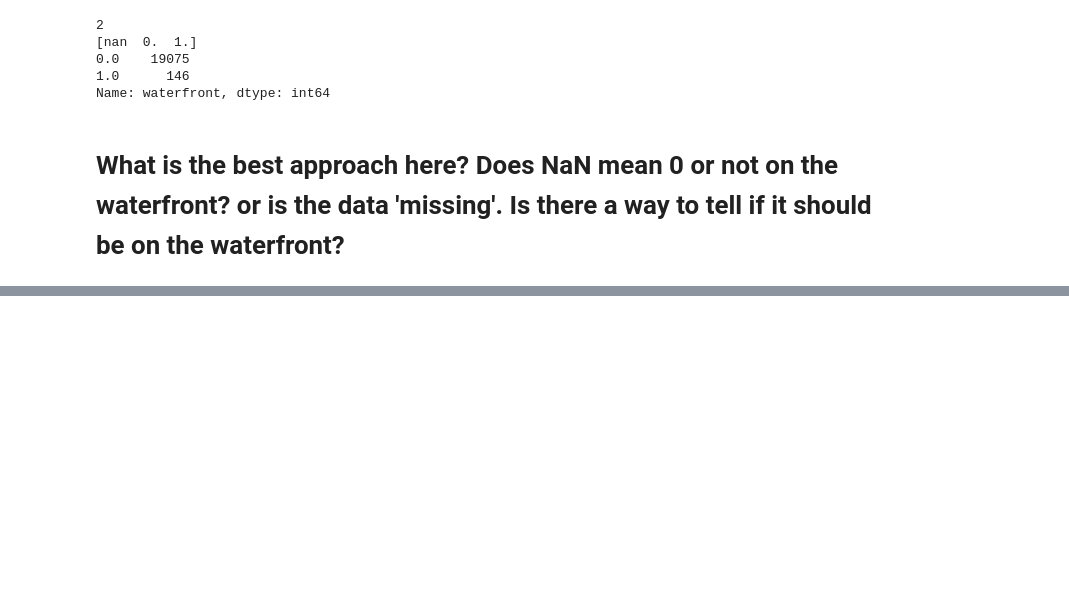
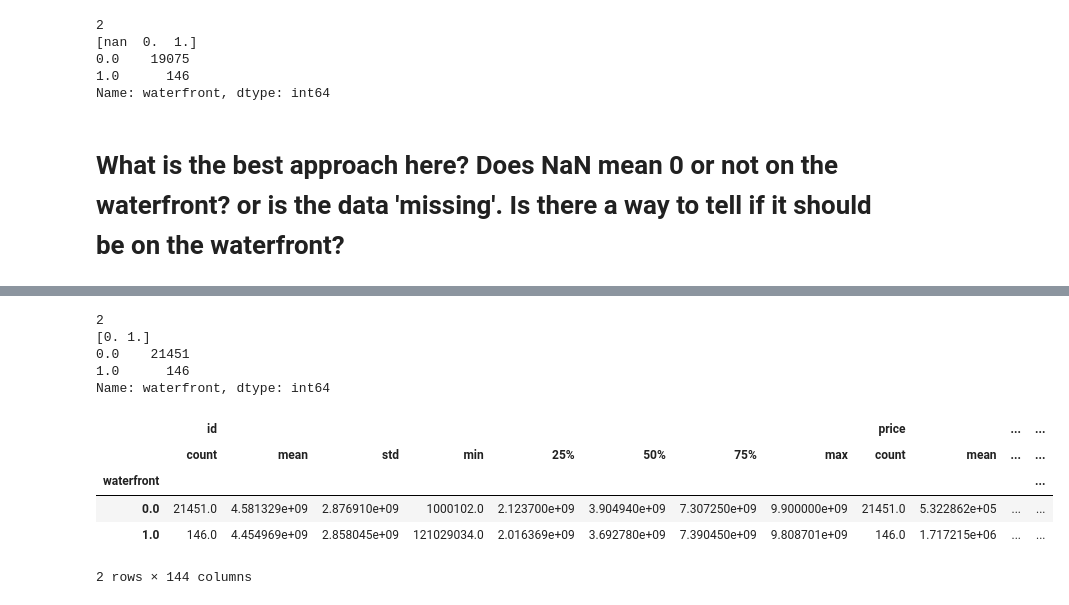
Before and after one commit to andymdc31/flatiron_project1, a Jupyter notebook: flatiron_project1/dsc-v2-mod1-final-project-online-ds-ft-081219/student.ipynb, the cells around one changed output, grey strips where cells are left out. Saved outputs shown, nothing was run; the diff lists cells and outputs as text; code cells hidden in the pictures; blank space fills up the shorter version.

```diff
--- a/flatiron_project1/dsc-v2-mod1-final-project-online-ds-ft-081219/student.ipynb
+++ b/flatiron_project1/dsc-v2-mod1-final-project-online-ds-ft-081219/student.ipynb
@@ -96,0 +103,3 @@ Name: waterfront, dtype: int64
+# %%
+df_test = df.copy()
+df_test.head()
@@ -96,0 +114,31 @@ Name: waterfront, dtype: int64
+# %%
+#set all NaN waterfront values to 0
+def nan_replace(value):
+    if value == 1:
+        return value
+    elif value == 0:
+        return value
+    else:
+        return 0
+
+df_test.waterfront = df_test.waterfront.map(lambda x: nan_replace(x))
+# %%
+df_test.isna().sum()
+print(df_test.waterfront.nunique())
+print(df_test.waterfront.unique())
+print(df_test.waterfront.value_counts())
+# %% [output]
+2
+[0. 1.]
+0.0    21451
+1.0      146
+Name: waterfront, dtype: int64
+# %%
+df_test.groupby('waterfront').describe()
+# %% [output]
+|  | id |  |  |  |  |  |  |  | price |  | ... | ... |
+|  | count | mean | std | min | 25% | 50% | 75% | max | count | mean | ... | ... |
+| waterfront |  |  |  |  |  |  |  |  |  |  |  | ... |
+| 0.0 | 21451.0 | 4.581329e+09 | 2.876910e+09 | 1000102.0 | 2.123700e+09 | 3.904940e+09 | 7.307250e+09 | 9.900000e+09 | 21451.0 | 5.322862e+05 | ... | ... |
+| 1.0 | 146.0 | 4.454969e+09 | 2.858045e+09 | 121029034.0 | 2.016369e+09 | 3.692780e+09 | 7.390450e+09 | 9.808701e+09 | 146.0 | 1.717215e+06 | ... | ... |
+2 rows × 144 columns
```
Also changed, not shown: parts of 5 cells of this notebook.
